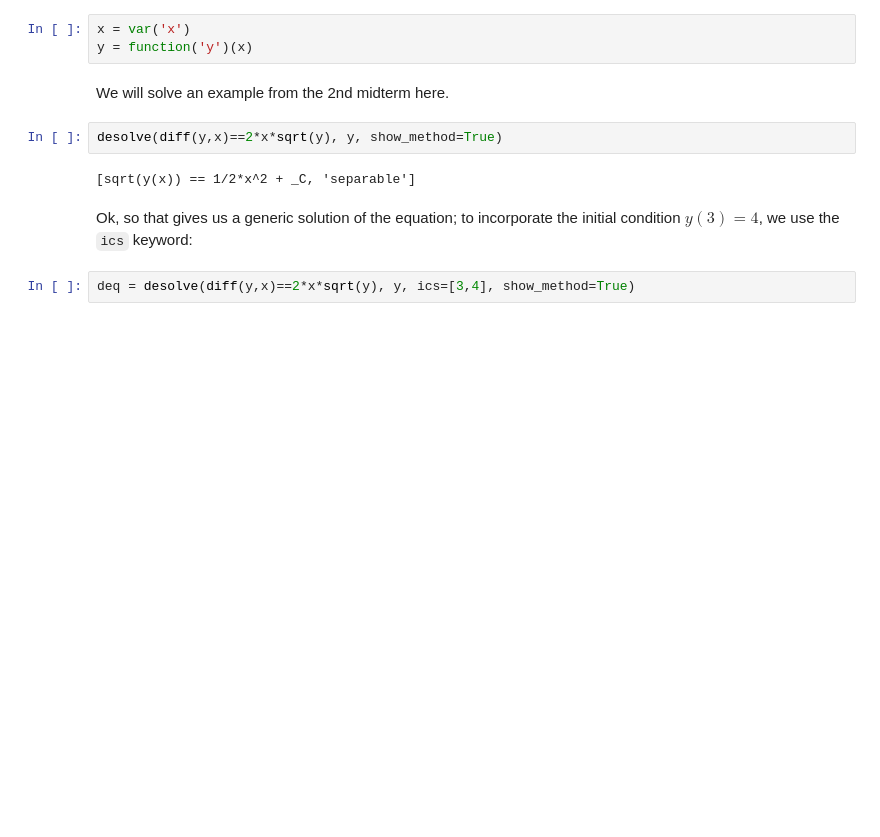
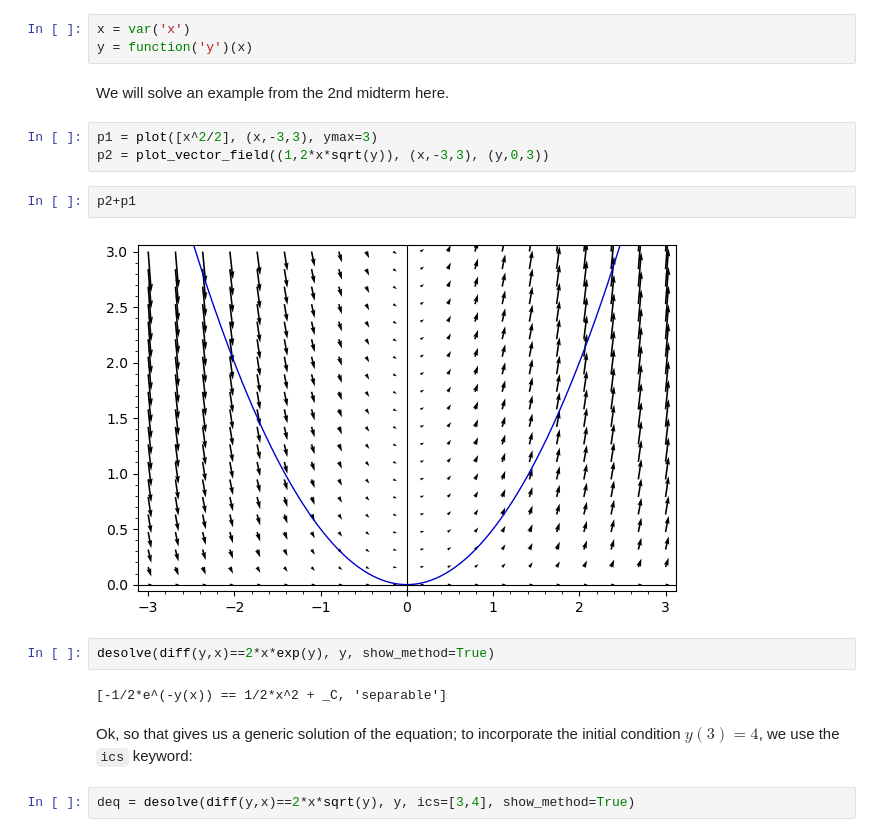
Before and after one commit to OVlasiuk/sagemath-examples, a Jupyter notebook: sage_demo.ipynb, the cells around one changed output. Cells and saved outputs as stored; diff of their text form; blank space fills up the shorter version.

```diff
--- a/sage_demo.ipynb
+++ b/sage_demo.ipynb
@@ -231,10 +231,17 @@ x = var('x')
 y = function('y')(x)
 # %% [markdown]
 We will solve an example from the 2nd midterm here.
+# %%
+p1 = plot([x^2/2], (x,-3,3), ymax=3)
+p2 = plot_vector_field((1,2*x*sqrt(y)), (x,-3,3), (y,0,3))
+# %%
+p2+p1
+# %% [output]
+[figure, added]
 # %%
-desolve(diff(y,x)==2*x*sqrt(y), y, show_method=True)
+desolve(diff(y,x)==2*x*exp(y), y, show_method=True)
 # %% [output]
-[sqrt(y(x)) == 1/2*x^2 + _C, 'separable']
+[-1/2*e^(-y(x)) == 1/2*x^2 + _C, 'separable']
 # %% [markdown]
 Ok, so that gives us a generic solution of the equation; to incorporate the initial condition $ y(3) = 4 $, we use the `ics` keyword:
 # %%
```
Also changed, not shown: parts of 2 cells of this notebook, 3 other files.
